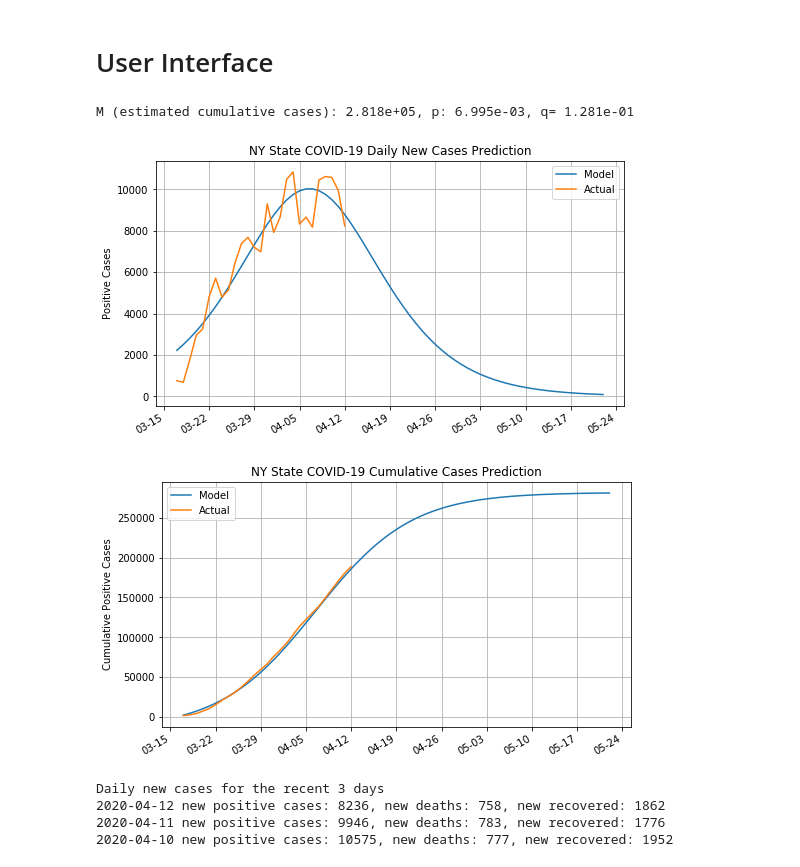
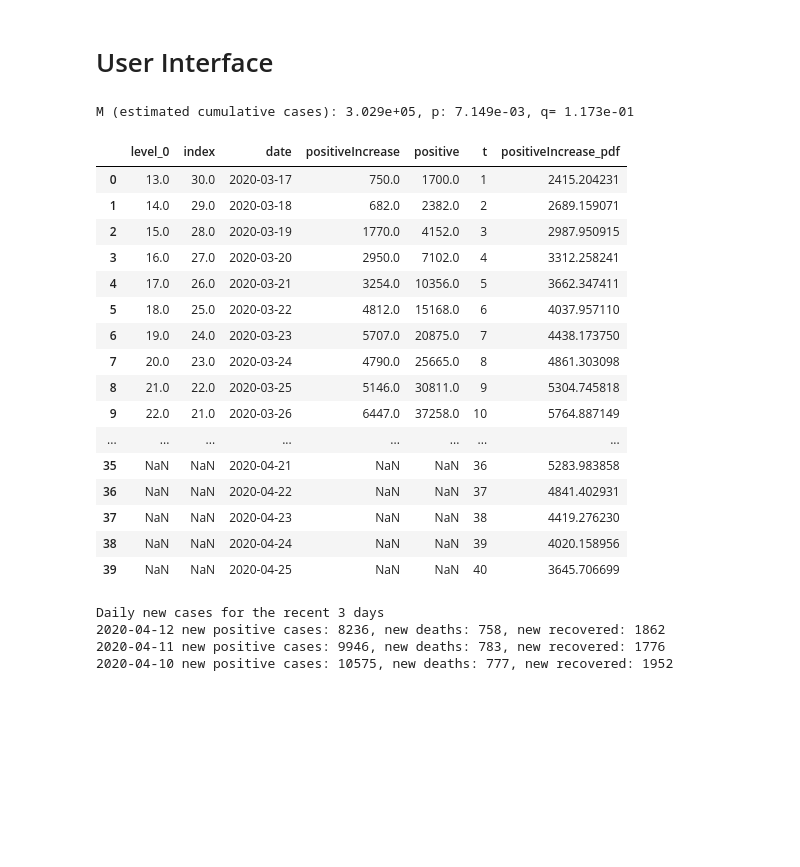
Before and after one commit to kl884/COVID-19-Test-Positive-Rate, a Jupyter notebook: python/COVID-19 Test Positive Rate.ipynb, the cells around one changed output. Drawn from its saved outputs; the diff is of its cells as text; code cells hidden in the pictures; blank space fills up the shorter version.

```diff
--- a/python/COVID-19 Test Positive Rate.ipynb
+++ b/python/COVID-19 Test Positive Rate.ipynb
@@ -288,10 +282,9 @@ def state_model(df, state, bass_df= False):
         sns.reset_orig()
         date_form= mdates.DateFormatter("%m-%d")
         weekday= SU
-        state= 'NY'
 
         fig0, ax0= plt.subplots(figsize=(8.4, 5))
-        plt.plot(df_Y['date'], df_Y['positiveIncrease_pdf'], df_Y['date'], df_Y['positiveIncrease'])
+        plt.plot(df_Y['date'], df_Y['positiveIncrease_pdf'], df_Y['date'], df_Y['positiveIncrease'], marker= 'o')
         ax0.fmt_xdata= date_form # mdates.DateFormatter('%m-%d')
         ax0.grid()
         ax0.legend(['Model', 'Actual'])
@@ -320,12 +313,28 @@ def state_model(df, state, bass_df= False):
         plt.show()
 # %% [markdown]
 # User Interface
-# %%
-state_model(df, 'NY')
-# %% [output]
-M (estimated cumulative cases): 2.818e+05, p: 6.995e-03, q= 1.281e-01
-[figure, removed]
-[figure, removed]
+# %%
+bass_df, varfinal= state_model(df, 'NY', bass_df= True)
+bass_df.head(40)
+# %% [output]
+M (estimated cumulative cases): 3.029e+05, p: 7.149e-03, q= 1.173e-01
+|  | level_0 | index | date | positiveIncrease | positive | t | positiveIncrease_pdf |
+| 0 | 13.0 | 30.0 | 2020-03-17 | 750.0 | 1700.0 | 1 | 2415.204231 |
+| 1 | 14.0 | 29.0 | 2020-03-18 | 682.0 | 2382.0 | 2 | 2689.159071 |
+| 2 | 15.0 | 28.0 | 2020-03-19 | 1770.0 | 4152.0 | 3 | 2987.950915 |
+| 3 | 16.0 | 27.0 | 2020-03-20 | 2950.0 | 7102.0 | 4 | 3312.258241 |
+| 4 | 17.0 | 26.0 | 2020-03-21 | 3254.0 | 10356.0 | 5 | 3662.347411 |
+| 5 | 18.0 | 25.0 | 2020-03-22 | 4812.0 | 15168.0 | 6 | 4037.957110 |
+| 6 | 19.0 | 24.0 | 2020-03-23 | 5707.0 | 20875.0 | 7 | 4438.173750 |
+| 7 | 20.0 | 23.0 | 2020-03-24 | 4790.0 | 25665.0 | 8 | 4861.303098 |
+| 8 | 21.0 | 22.0 | 2020-03-25 | 5146.0 | 30811.0 | 9 | 5304.745818 |
+| 9 | 22.0 | 21.0 | 2020-03-26 | 6447.0 | 37258.0 | 10 | 5764.887149 |
+| ... | ... | ... | ... | ... | ... | ... | ... |
+| 35 | NaN | NaN | 2020-04-21 | NaN | NaN | 36 | 5283.983858 |
+| 36 | NaN | NaN | 2020-04-22 | NaN | NaN | 37 | 4841.402931 |
+| 37 | NaN | NaN | 2020-04-23 | NaN | NaN | 38 | 4419.276230 |
+| 38 | NaN | NaN | 2020-04-24 | NaN | NaN | 39 | 4020.158956 |
+| 39 | NaN | NaN | 2020-04-25 | NaN | NaN | 40 | 3645.706699 |
 # %%
 state_trend(df, 'NY', plot= 'case')
 # %% [output]
```
Also changed, not shown: parts of 4 cells of this notebook, 3 other files.
